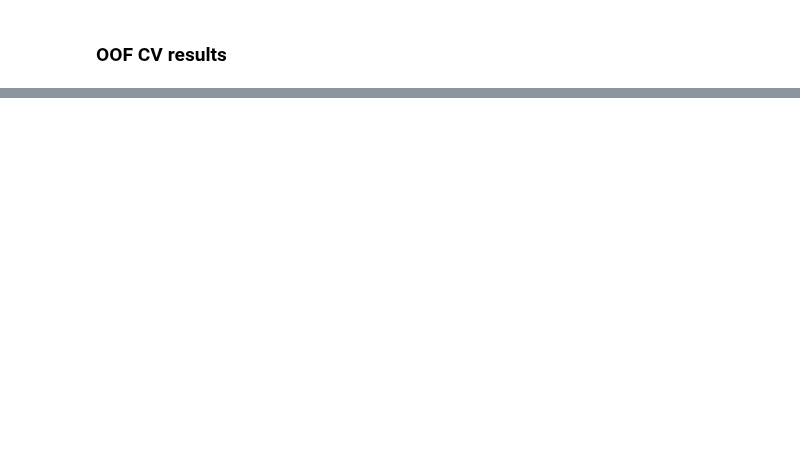
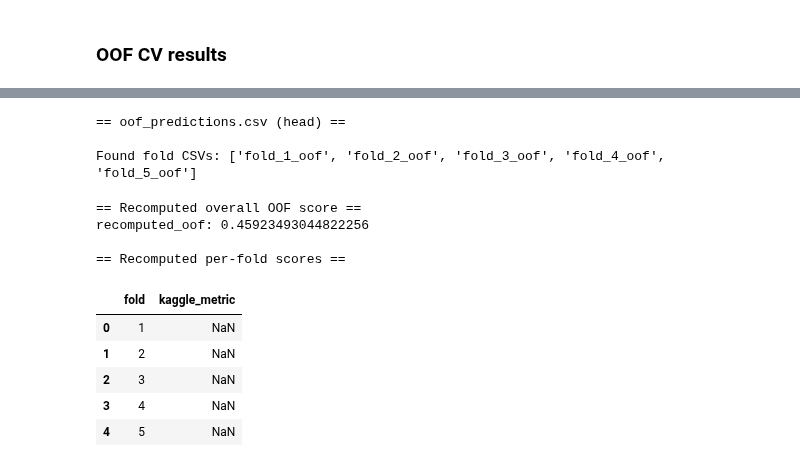
Before and after one commit to piiop/RecodAI_LUC, a Jupyter notebook: notebooks/cv_analysis.ipynb, the cells around one changed output, grey strips where cells are left out. Drawn from its saved outputs; the diff is of its cells as text; code cells hidden in the pictures; blank space fills up the shorter version.

```diff
--- a/notebooks/cv_analysis.ipynb
+++ b/notebooks/cv_analysis.ipynb
@@ -982,0 +165,74 @@ min/median/mean/p95/max: 7.8839985e-05 0.5388887 0.5251457 0.99758375 0.9999254
+# %%
+# ---- Use an already-loaded run from `runs` ----
+run = runs["mini_smoke"]  # must exist in `runs`
+
+OOF_RUN_DIR = run["path"]
+oof_metrics = run["metrics"] or {}
+oof_predictions = run["oof"]
+fold_dfs = run["folds"]
+
+print("\n== oof_predictions.csv (head) ==")
+
+print("\nFound fold CSVs:", list(fold_dfs.keys()))
+# %% [output]
+== oof_predictions.csv (head) ==
+
+Found fold CSVs: ['fold_1_oof', 'fold_2_oof', 'fold_3_oof', 'fold_4_oof', 'fold_5_oof']
+# %%
+# -------------------------
+# 3) Rebuild solution_df and (optionally) re-score to match train_cv
+# -------------------------
+
+full_dataset = ForgeryDataset(transform=None)
+solution_df = build_solution_df(full_dataset)
+
+# Overall OOF score (ALIGN BY row_id, then score)
+solution_df["row_id"] = solution_df["row_id"].astype(str)
+oof_predictions["row_id"] = oof_predictions["row_id"].astype(str)
+sub_aligned = (
+    solution_df[["row_id"]]
+    .merge(oof_predictions[["row_id", "annotation"]], on="row_id", how="left")
+)
+
+recomputed_oof = kaggle_score(
+    solution_df[["row_id", "annotation", "shape"]].copy(),
+    sub_aligned[["row_id", "annotation"]].copy(),
+    row_id_column_name="row_id",
+)
+
+print("\n== Recomputed overall OOF score ==")
+print("recomputed_oof:", float(recomputed_oof))
+
+# Per-fold (recompute using the saved fold CSVs if present)
+def fold_num_from_stem(stem: str) -> int:
+    m = re.search(r"(\d+)", stem)
+    return int(m.group(1)) if m else -1
+
+if fold_dfs:
+    fold_scores = []
+    for stem, fdf in sorted(fold_dfs.items(), key=lambda kv: fold_num_from_stem(kv[0])):
+        fnum = fold_num_from_stem(stem)
+
+        fold_sol = solution_df[solution_df["row_id"].isin(fdf["row_id"])][["row_id", "annotation", "shape"]].copy()
+        fold_sub = (
+            fold_sol[["row_id"]]
+            .merge(fdf[["row_id", "annotation"]], on="row_id", how="left")
+        )
+
+        s = kaggle_score(fold_sol.copy(), fold_sub.copy(), row_id_column_name="row_id")
+        fold_scores.append((fnum, float(s)))
+
+    fold_scores_df = pd.DataFrame(fold_scores, columns=["fold", "kaggle_metric"]).sort_values("fold")
+    print("\n== Recomputed per-fold scores ==")
+    display(fold_scores_df)
+# %% [output]
+== Recomputed overall OOF score ==
+recomputed_oof: 0.45923493044822256
+
+== Recomputed per-fold scores ==
+|  | fold | kaggle_metric |
+| 0 | 1 | NaN |
+| 1 | 2 | NaN |
+| 2 | 3 | NaN |
+| 3 | 4 | NaN |
+| 4 | 5 | NaN |
```
Also changed, not shown: parts of 37 cells of this notebook, 7 other files.
